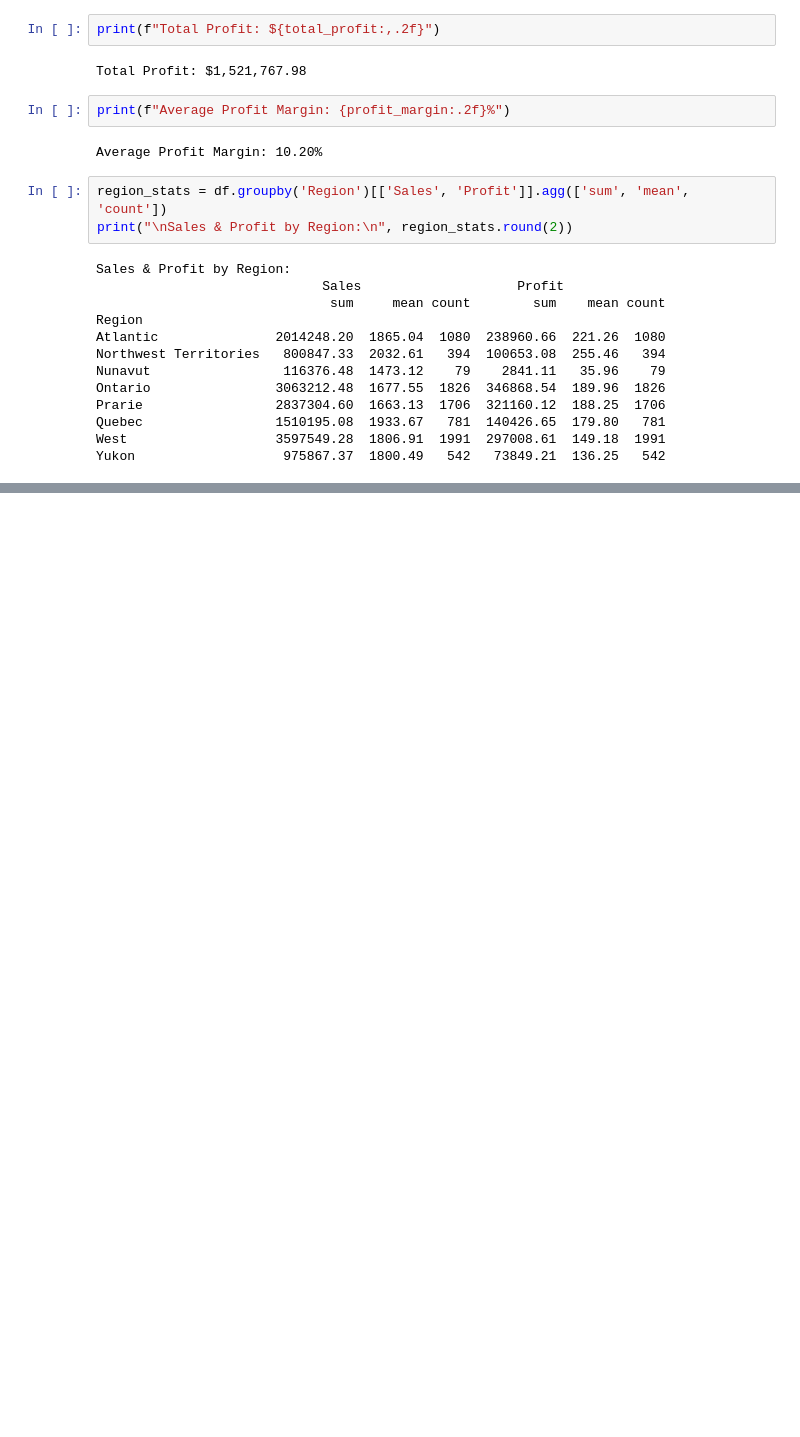
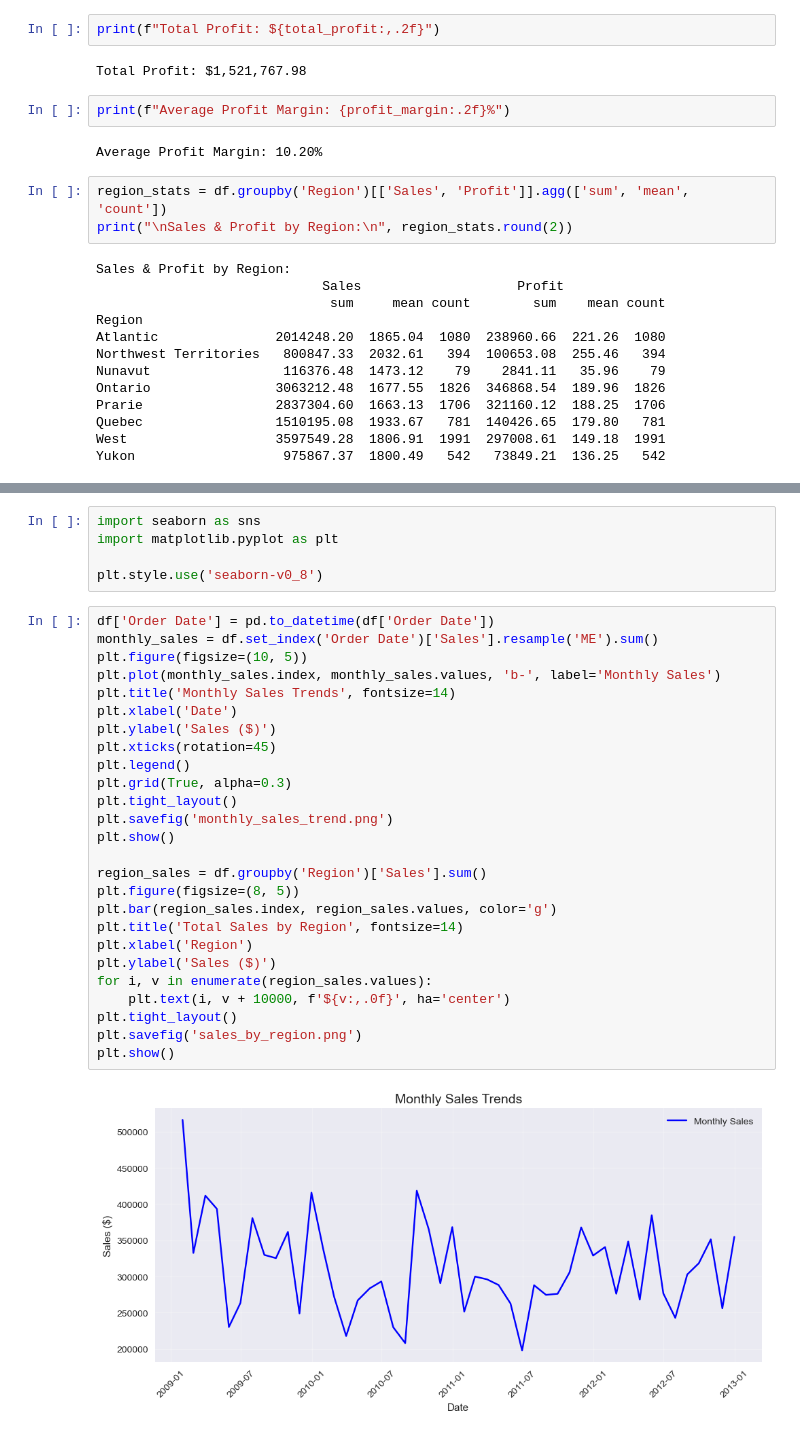
Before and after one commit to Krish-065/Sales-analyzer, a Jupyter notebook: sales_analyzer.ipynb, the cells around one changed output, grey strips where cells are left out. Drawn from its saved outputs; the diff is of its cells as text; blank space fills up the shorter version.

```diff
--- a/sales_analyzer.ipynb
+++ b/sales_analyzer.ipynb
@@ -127,0 +201,33 @@ Yukon                   975867.37  1800.49   542   73849.21  136.25   542
+# %%
+import seaborn as sns
+import matplotlib.pyplot as plt
+
+plt.style.use('seaborn-v0_8')
+# %%
+df['Order Date'] = pd.to_datetime(df['Order Date'])
+monthly_sales = df.set_index('Order Date')['Sales'].resample('ME').sum()
+plt.figure(figsize=(10, 5))
+plt.plot(monthly_sales.index, monthly_sales.values, 'b-', label='Monthly Sales')
+plt.title('Monthly Sales Trends', fontsize=14)
+plt.xlabel('Date')
+plt.ylabel('Sales ($)')
+plt.xticks(rotation=45)
+plt.legend()
+plt.grid(True, alpha=0.3)
+plt.tight_layout()
+plt.savefig('monthly_sales_trend.png')
+plt.show()
+
+region_sales = df.groupby('Region')['Sales'].sum()
+plt.figure(figsize=(8, 5))
+plt.bar(region_sales.index, region_sales.values, color='g')
+plt.title('Total Sales by Region', fontsize=14)
+plt.xlabel('Region')
+plt.ylabel('Sales ($)')
+for i, v in enumerate(region_sales.values):
+    plt.text(i, v + 10000, f'${v:,.0f}', ha='center')
+plt.tight_layout()
+plt.savefig('sales_by_region.png')
+plt.show()
+# %% [output]
+[figure, added]
```
Also changed, not shown: parts of 9 cells of this notebook, 2 other files.
